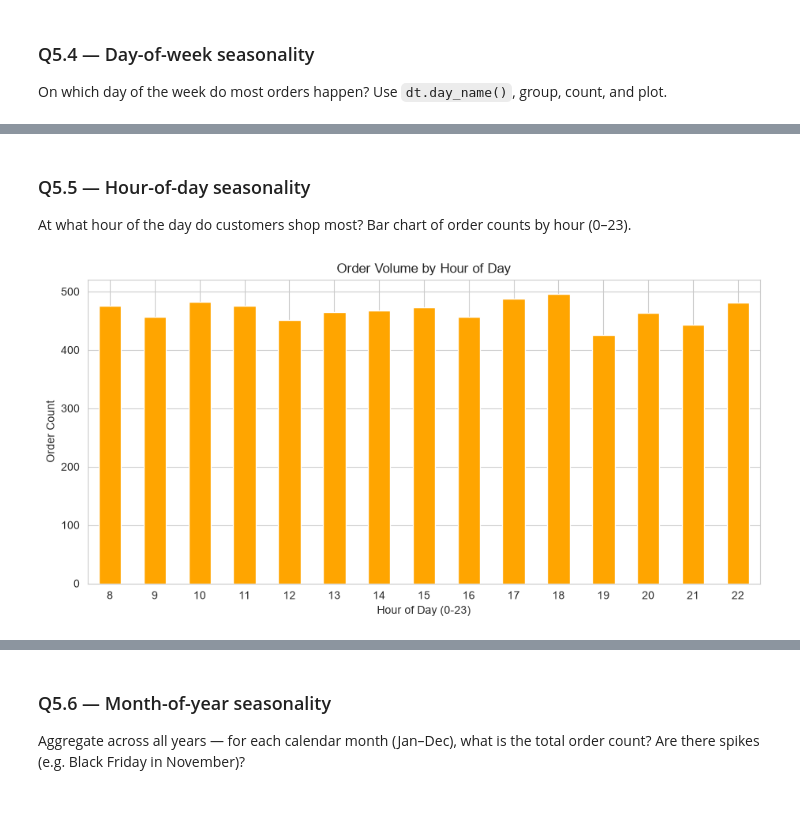
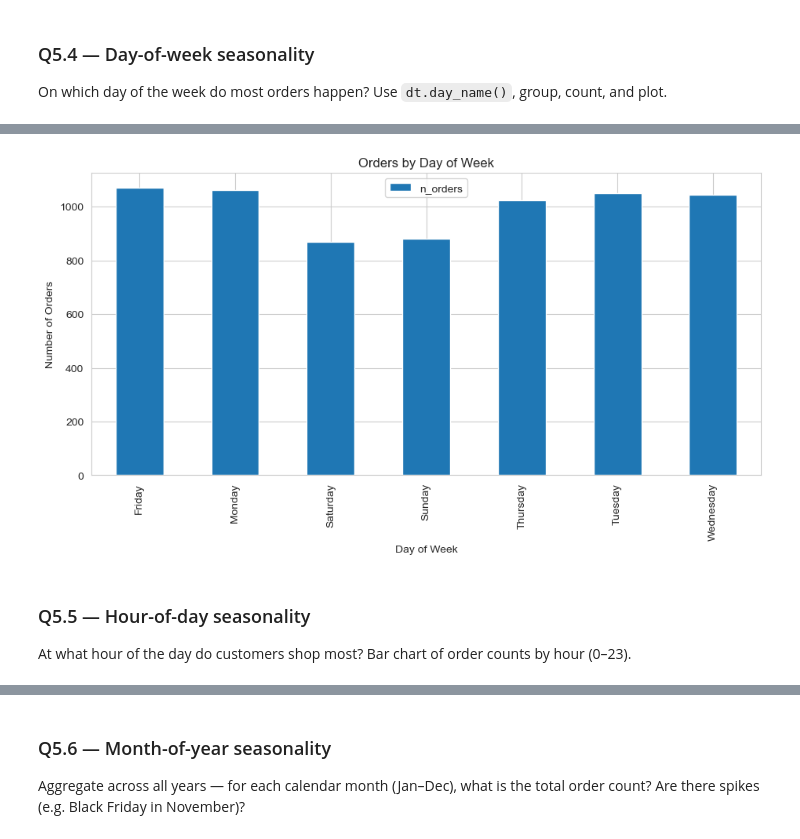
Before and after one commit to SumanSudo/DSML, a Jupyter notebook: Day4/Assignment/Pandas_Sales_Assignment.ipynb, the cells around one changed output, grey strips where cells are left out. Drawn from its saved outputs; the diff is of its cells as text; code cells hidden in the pictures; blank space fills up the shorter version.

Commit message:
assignment: question number 5

```diff
--- a/Day4/Assignment/Pandas_Sales_Assignment.ipynb
+++ b/Day4/Assignment/Pandas_Sales_Assignment.ipynb
@@ -1362,17 +1378,16 @@ plt.show()
+# %%
+day_orders = (sales.groupby("day_of_week").agg(n_orders=("order_id", "nunique")))
+# %%
+day_orders.plot(kind="bar", figsize=(11, 5))
+plt.title("Orders by Day of Week")
+plt.xlabel("Day of Week")
+plt.ylabel("Number of Orders")
+plt.legend()
+plt.show()
+# %% [output]
+[figure, added]
 # %% [markdown]
 ### Q5.5 — Hour-of-day seasonality
 At what hour of the day do customers shop most? Bar chart of order counts by hour (0–23).
 # %%
-# Hour-of-day seasonality
-orders['hour'] = orders['order_purchase_timestamp'].dt.hour                                   # Extract hour integers (0-23)
-hour_counts = orders['hour'].value_counts().sort_index()                                       # Count orders per hour and sort
-
-plt.figure(figsize=(11, 5))                                                                    # Set plot size
-hour_counts.plot(kind='bar', color='orange')                                                   # Draw bar plot
-plt.title('Order Volume by Hour of Day')                                                       # Set plot title
-plt.xlabel('Hour of Day (0-23)')                                                               # Set horizontal axis label
-plt.ylabel('Order Count')                                                                      # Set vertical axis label
-plt.xticks(rotation=0)                                                                         # Keep labels straight
-plt.show()                                                                                     # Render plot
+sales["hours_of_day"] = sales["order_purchase_timestamp"].dt.hour
-# %% [output]
-[figure, removed]
```
Also changed, not shown: parts of 33 cells of this notebook.
